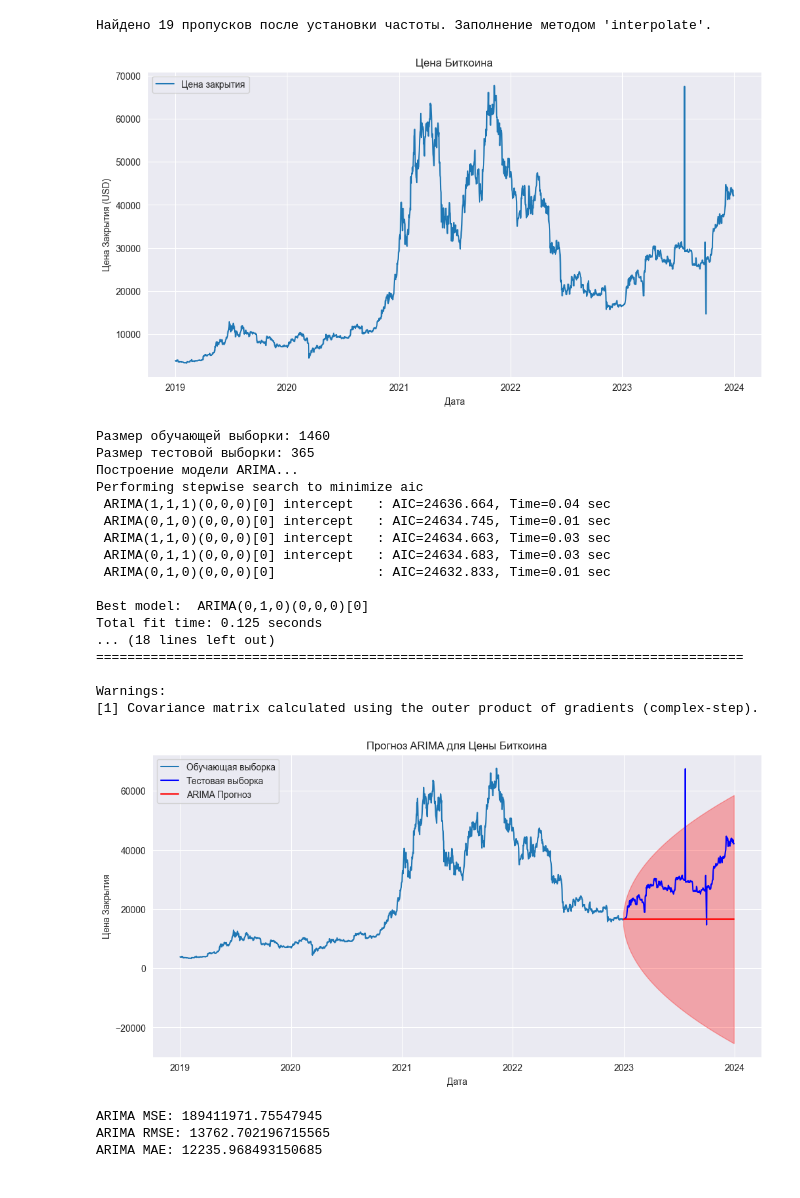
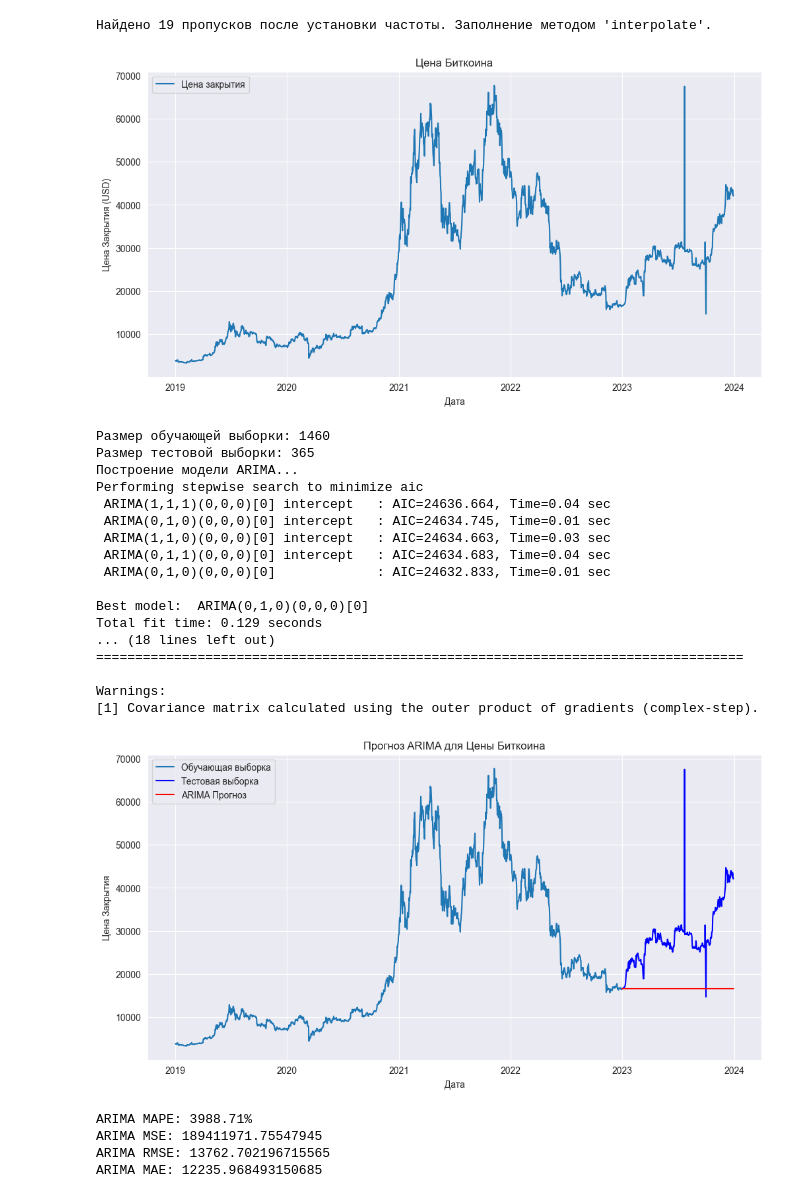
Before and after one commit to K0RTEK/financial_time_series, a Jupyter notebook: models/ARIMA_SARIMA.ipynb, the cells around one changed output. Drawn from its saved outputs; the diff is of its cells as text; code cells hidden in the pictures.

```diff
--- a/models/ARIMA_SARIMA.ipynb
+++ b/models/ARIMA_SARIMA.ipynb
@@ -8,6 +8,11 @@ import warnings
 from statsmodels.graphics.tsaplots import plot_acf, plot_pacf
 warnings.filterwarnings("ignore")
 # %%
+def mean_absolute_percentage_error(y_true, y_pred):
+    y_true, y_pred = np.array(y_true), np.array(y_pred)
+    non_zero = y_true != 0
+    return np.mean(np.abs((y_true[non_zero] - y_pred[non_zero]) / y_true[non_zero])) * 100
+
 def load_and_preprocess(file_path, freq='D'):
     """
     Загружает данные из CSV, преобразует дату, сортирует по времени,
@@ -139,7 +144,7 @@ def plot_forecast(ts_train, ts_test, forecast, conf_int, title='Прогноз',
     plt.plot(ts_train, label='Обучающая выборка')
     plt.plot(ts_test, label='Тестовая выборка', color='blue')
     plt.plot(forecast.index, forecast, label=label, color=color)
-    plt.fill_between(forecast.index, conf_int['lower'], conf_int['upper'], color=color, alpha=0.3)
+    # plt.fill_between(forecast.index, conf_int['lower'], conf_int['upper'], color=color, alpha=0.3)
     plt.title(title)
     plt.xlabel('Дата')
     plt.ylabel('Цена Закрытия')
@@ -153,7 +158,7 @@ def compare_forecasts(ts_train, ts_test, arima_forecast, arima_conf, sarima_fore
     plt.plot(arima_forecast.index, arima_forecast, label='ARIMA Прогноз', color='red')
     plt.fill_between(arima_conf.index, arima_conf['lower'], arima_conf['upper'], color='red', alpha=0.3)
     plt.plot(sarima_forecast.index, sarima_forecast, label='SARIMA Прогноз', color='green')
-    plt.fill_between(sarima_conf.index, sarima_conf['lower'], sarima_conf['upper'], color='green', alpha=0.3)
+    # plt.fill_between(sarima_conf.index, sarima_conf['lower'], sarima_conf['upper'], color='green', alpha=0.3)
     plt.title('Сравнение Прогнозов ARIMA и SARIMA для Цены Биткоина')
     plt.xlabel('Дата')
     plt.ylabel('Цена Закрытия')
@@ -177,7 +182,7 @@ def plot_residuals(model, title='Остатки Модели'):
     plot_pacf(residuals, ax=plt.gca(), lags=30, method='ywm')
     plt.show()
 # %%
-file_path = 'D:\\financial_time_series\\asd.csv'
+file_path = 'D:\\financial_time_series\\bitcoin_price_history.csv'
 
 freq = 'D'
 
@@ -197,6 +202,14 @@ plot_forecast(ts_train, ts_test, arima_forecast, arima_conf_int, title='Прог
 arima_mse = mean_squared_error(ts_test, arima_forecast)
 arima_rmse = np.sqrt(mean_squared_error(ts_test, arima_forecast))
 arima_mae = mean_absolute_error(ts_test, arima_forecast)
+
+try:
+    # Если используете sklearn >= 0.24
+    arima_mape = mean_absolute_percentage_error(ts_test, arima_forecast) * 100
+except AttributeError:
+    # Альтернативная реализация, если mean_absolute_percentage_error недоступна
+    arima_mape = np.mean(np.abs((ts_test - arima_forecast) / ts_test)) * 100
+print(f"ARIMA MAPE: {arima_mape:.2f}%")
 print(f"ARIMA MSE: {arima_mse}")
 print(f"ARIMA RMSE: {arima_rmse}")
 print(f"ARIMA MAE: {arima_mae}")
@@ -210,36 +223,45 @@ sarima_model_obj, sarima_forecast, sarima_conf_int = sarima_model(ts_train, ts_t
 plot_forecast(ts_train, ts_test, sarima_forecast, sarima_conf_int, title='Прогноз SARIMA для Цены Биткоина', color='green', label='SARIMA Прогноз')
 
 sarima_mse = mean_squared_error(ts_test, sarima_forecast)
 sarima_rmse = np.sqrt(mean_squared_error(ts_test, sarima_forecast))
 sarima_mae = mean_absolute_error(ts_test, sarima_forecast)
+
+try:
+    # Если используете sklearn >= 0.24
+    sarima_mape = mean_absolute_percentage_error(ts_test, sarima_forecast) * 100
+except AttributeError:
+    # Альтернативная реализация, если mean_absolute_percentage_error недоступна
+    sarima_mape = np.mean(np.abs((ts_test - sarima_forecast) / ts_test)) * 100
+print(f"SARIMA MAPE: {sarima_mape:.2f}%")
 print(f"SARIMA MSE: {sarima_mse}")
 print(f"SARIMA RMSE: {sarima_rmse}")
 print(f"SARIMA MAE: {sarima_mae}")
 
 plot_residuals(sarima_model_obj, title='Остатки Модели SARIMA')
 
 compare_forecasts(ts_train, ts_test, arima_forecast, arima_conf_int, sarima_forecast, sarima_conf_int)
 # %% [output]
 Найдено 19 пропусков после установки частоты. Заполнение методом 'interpolate'.
 [figure]
 Размер обучающей выборки: 1460
 Размер тестовой выборки: 365
 Построение модели ARIMA...
 Performing stepwise search to minimize aic
  ARIMA(1,1,1)(0,0,0)[0] intercept   : AIC=24636.664, Time=0.04 sec
  ARIMA(0,1,0)(0,0,0)[0] intercept   : AIC=24634.745, Time=0.01 sec
  ARIMA(1,1,0)(0,0,0)[0] intercept   : AIC=24634.663, Time=0.03 sec
- ARIMA(0,1,1)(0,0,0)[0] intercept   : AIC=24634.683, Time=0.03 sec
+ ARIMA(0,1,1)(0,0,0)[0] intercept   : AIC=24634.683, Time=0.04 sec
  ARIMA(0,1,0)(0,0,0)[0]             : AIC=24632.833, Time=0.01 sec
 
 Best model:  ARIMA(0,1,0)(0,0,0)[0]
-Total fit time: 0.125 seconds
+Total fit time: 0.129 seconds
 ... (18 lines left out)
 ===================================================================================
 
 Warnings:
 [1] Covariance matrix calculated using the outer product of gradients (complex-step).
-[figure, old version]
+[figure, new version]
+ARIMA MAPE: 3988.71%
 ARIMA MSE: 189411971.75547945
 ARIMA RMSE: 13762.702196715565
 ARIMA MAE: 12235.968493150685
```
Also changed, not shown: parts of 1 cell of this notebook, 8 other files.
